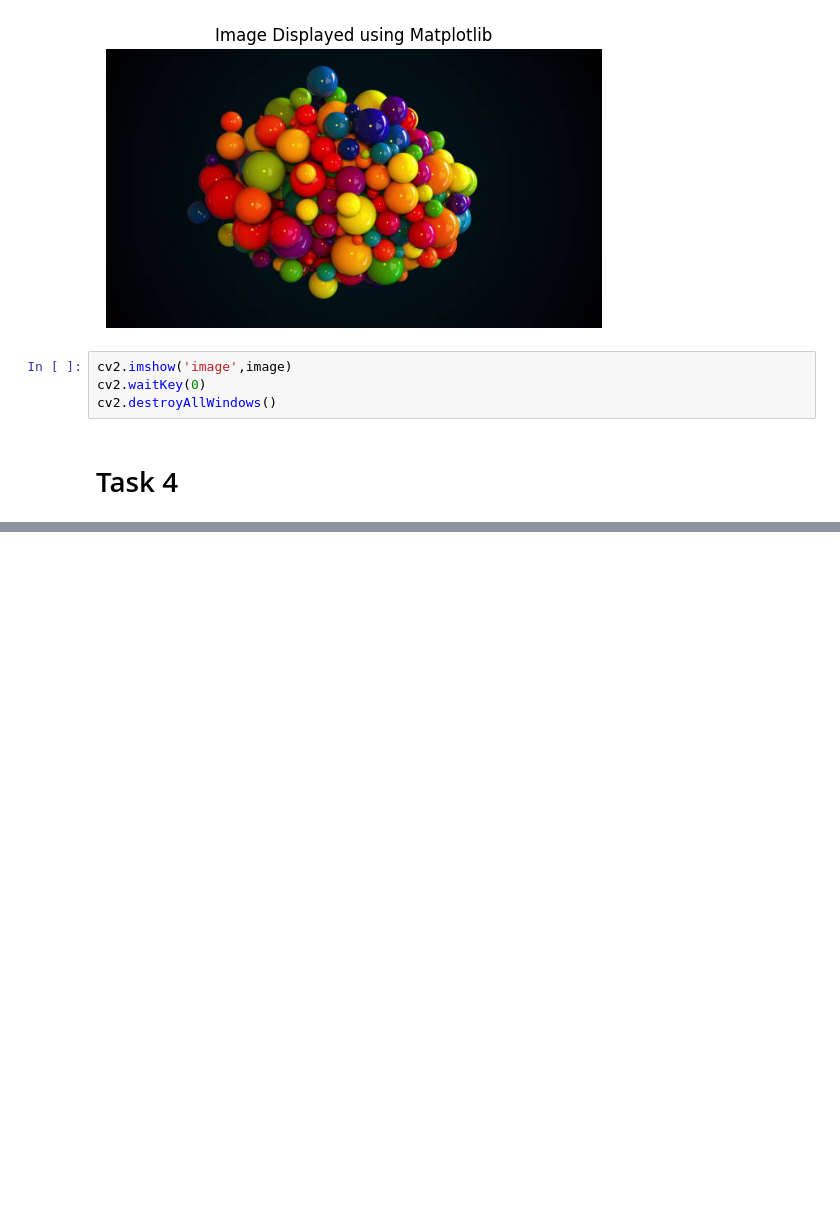
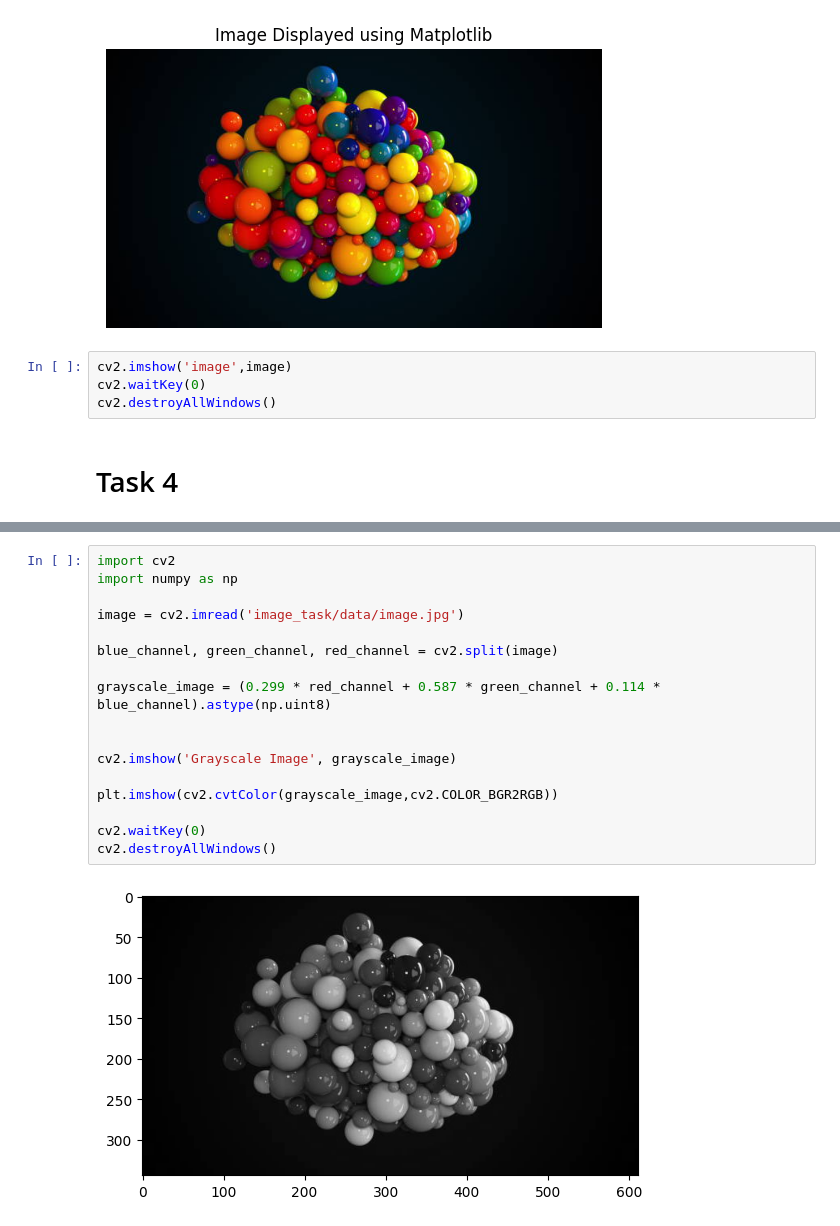
Before and after one commit to Abdullah-Khalil123/DIP-LAB, a Jupyter notebook: DIP Lab 2/code.ipynb, the cells around one changed output, grey strips where cells are left out. Saved outputs shown, nothing was run; the diff lists cells and outputs as text; blank space fills up the shorter version.

```diff
--- a/DIP Lab 2/code.ipynb
+++ b/DIP Lab 2/code.ipynb
@@ -62,0 +106,19 @@ else:
+# %%
+import cv2
+import numpy as np
+
+image = cv2.imread('image_task/data/image.jpg')
+
+blue_channel, green_channel, red_channel = cv2.split(image)
+
+grayscale_image = (0.299 * red_channel + 0.587 * green_channel + 0.114 * blue_channel).astype(np.uint8)
+
+
+cv2.imshow('Grayscale Image', grayscale_image)
+
+plt.imshow(cv2.cvtColor(grayscale_image,cv2.COLOR_BGR2RGB))
+
+cv2.waitKey(0)
+cv2.destroyAllWindows()
+# %% [output]
+[figure, added]
```
Also changed, not shown: parts of 4 cells of this notebook, 2 other files.
